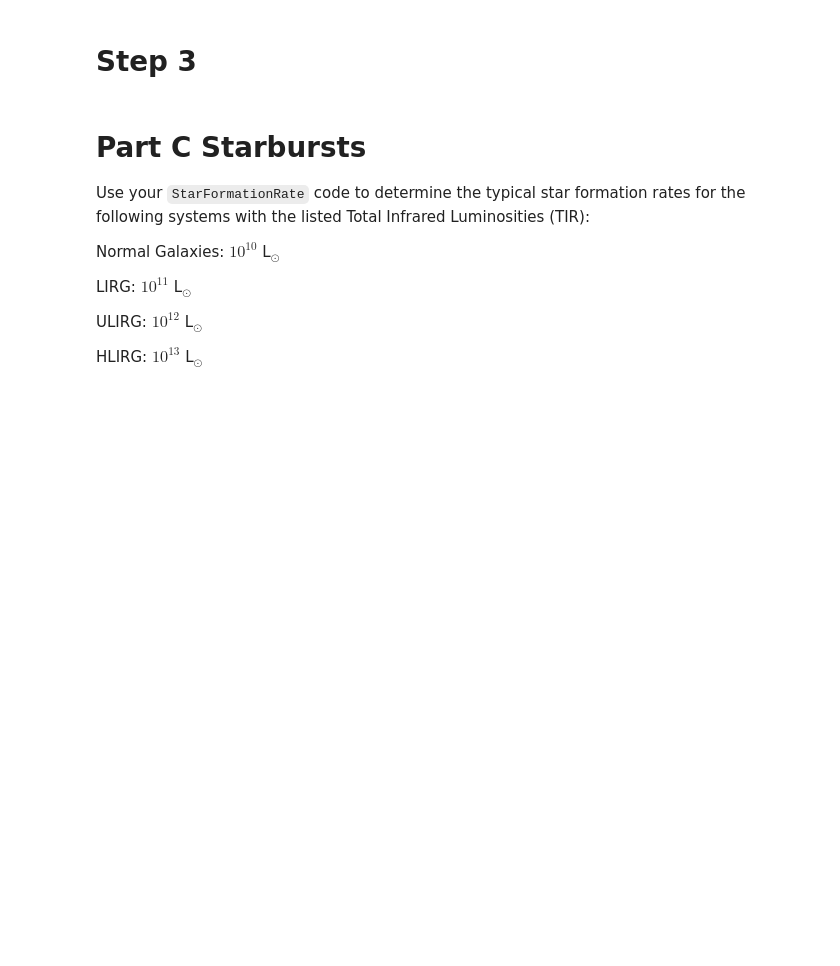
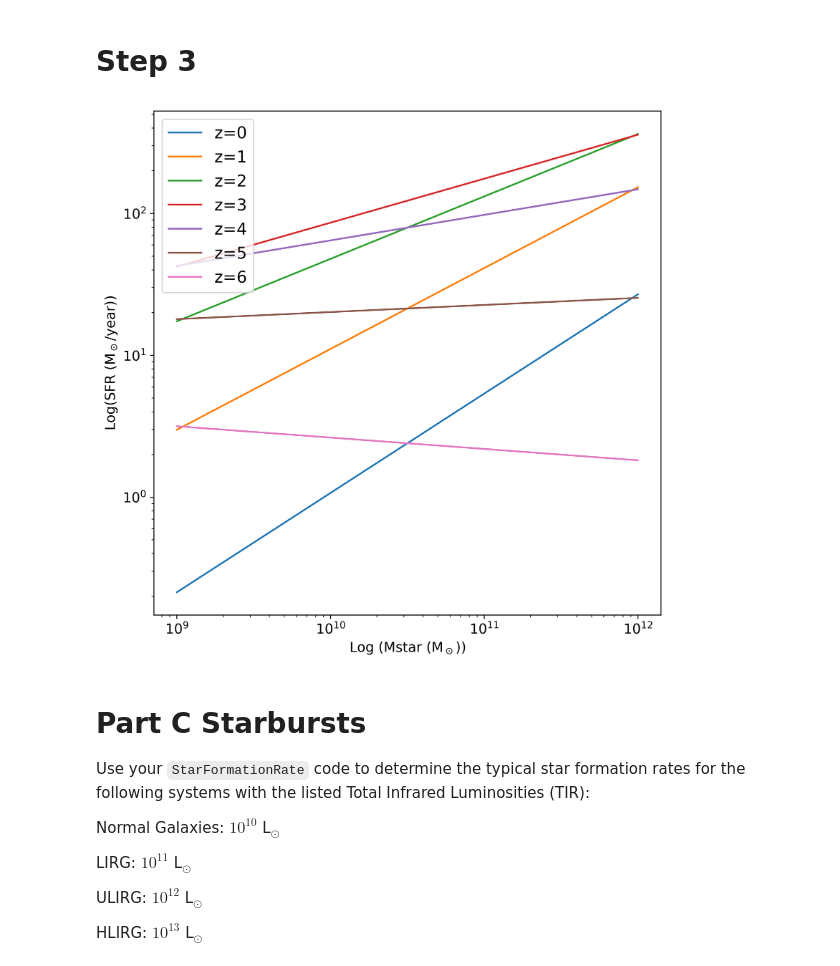
Before and after one commit to avichalk/400B_2023_Kaul, a Jupyter notebook: labs/lab8/Lab8.ipynb, the cells around one changed output. Cells and saved outputs as stored; diff of their text form; code cells hidden in the pictures; blank space fills up the shorter version.

```diff
--- a/labs/lab8/Lab8.ipynb
+++ b/labs/lab8/Lab8.ipynb
@@ -139,26 +139,30 @@ print(10**SFRMainSequence(8e10, 1))
 # Step 3
 # %%
 # create an array of stellar masses
+Mass = np.linspace(1e9, 1e12)
 # %%
 
 fig = plt.figure(figsize=(8,8), dpi=500)
 ax = plt.subplot(111)
 
 # add log log plots
-
+for z in range(0,7):
+    plt.loglog(Mass, 10**SFRMainSequence(Mass, z), label=f'z={z}')
 
 # Add axis labels
 plt.xlabel('Log (Mstar (M$_\odot$))', fontsize=12)
 plt.ylabel('Log(SFR (M$_\odot$/year))', fontsize=12)
 
 
 #adjust tick label font size
 label_size = 12
 matplotlib.rcParams['xtick.labelsize'] = label_size
 matplotlib.rcParams['ytick.labelsize'] = label_size
 
 # add a legend with some customizations.
 legend = ax.legend(loc='upper left',fontsize='x-large')
+# %% [output]
+[figure, added]
 # %% [markdown]
 # Part C  Starbursts
 
```
Also changed, not shown: parts of 7 cells of this notebook, 9 other files.
